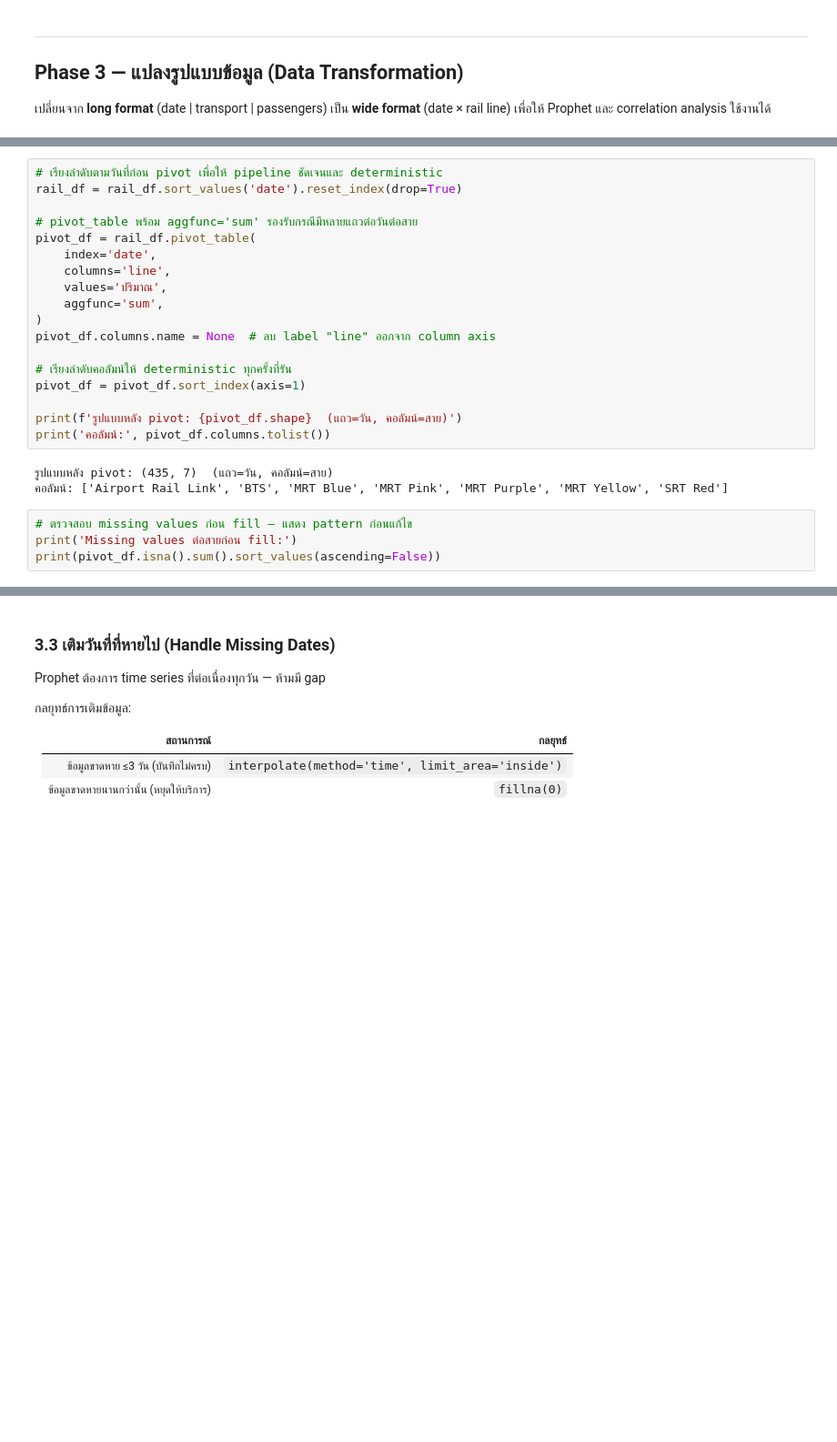
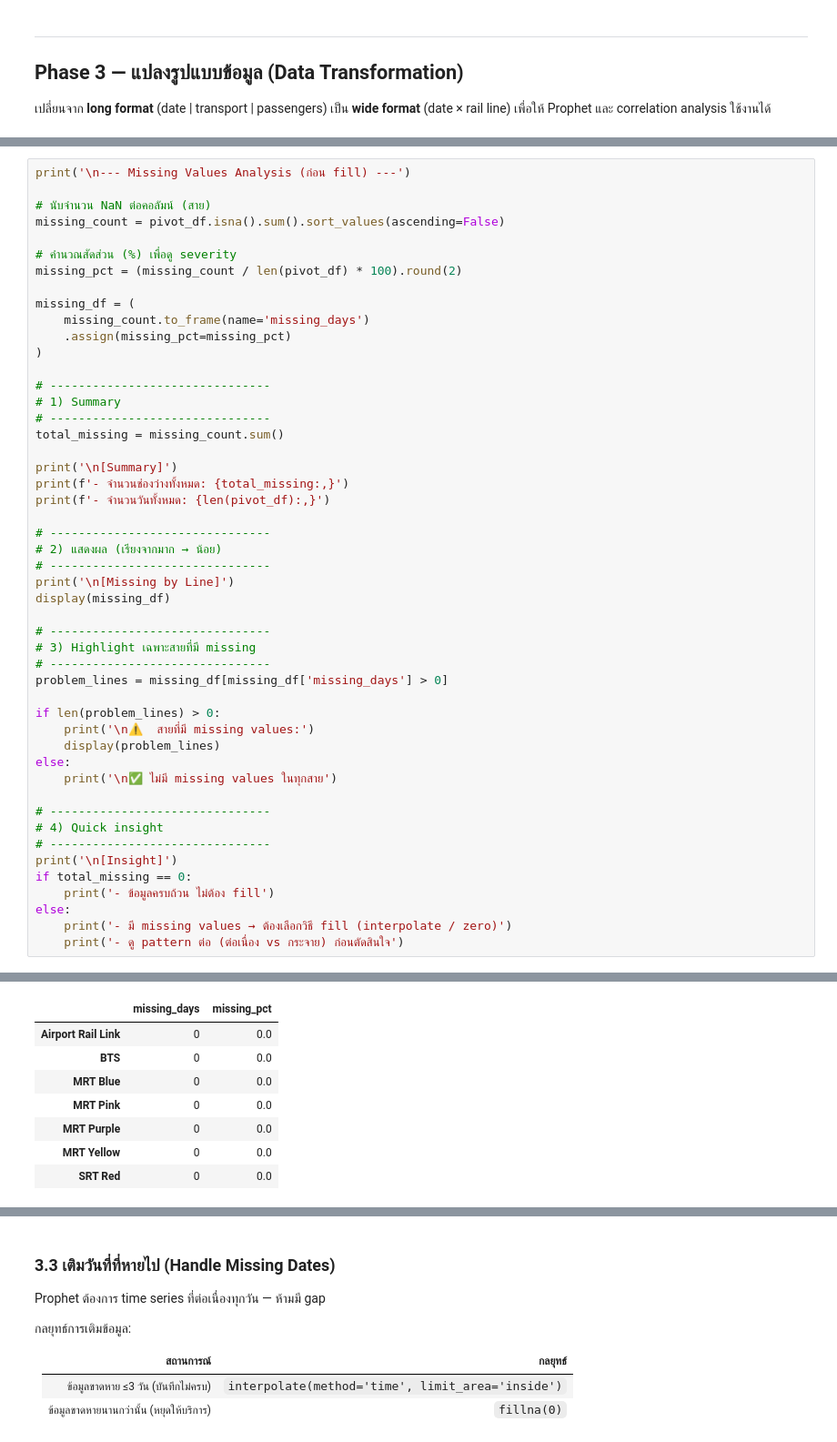
Before and after one commit to lumduan/superai-se6-mini-hackathon-1, a Jupyter notebook: dataset-5/mini-hackathon-1.ipynb, the cells around one changed output, grey strips where cells are left out. Shown at 91% size. Saved outputs shown, nothing was run; the diff lists cells and outputs as text; blank space fills up the shorter version.

```diff
--- a/dataset-5/mini-hackathon-1.ipynb
+++ b/dataset-5/mini-hackathon-1.ipynb
@@ -1203,26 +1320,50 @@ if dup_rail.sum() > 0:
-# %%
-# เรียงลำดับตามวันที่ก่อน pivot เพื่อให้ pipeline ชัดเจนและ deterministic
-rail_df = rail_df.sort_values('date').reset_index(drop=True)
-
-# pivot_table พร้อม aggfunc='sum' รองรับกรณีมีหลายแถวต่อวันต่อสาย
-pivot_df = rail_df.pivot_table(
-    index='date',
-    columns='line',
-    values='ปริมาณ',
-    aggfunc='sum',
-)
-pivot_df.columns.name = None  # ลบ label "line" ออกจาก column axis
-
-# เรียงลำดับคอลัมน์ให้ deterministic ทุกครั้งที่รัน
-pivot_df = pivot_df.sort_index(axis=1)
-
-print(f'รูปแบบหลัง pivot: {pivot_df.shape}  (แถว=วัน, คอลัมน์=สาย)')
-print('คอลัมน์:', pivot_df.columns.tolist())
-# %% [output]
-รูปแบบหลัง pivot: (435, 7)  (แถว=วัน, คอลัมน์=สาย)
-คอลัมน์: ['Airport Rail Link', 'BTS', 'MRT Blue', 'MRT Pink', 'MRT Purple', 'MRT Yellow', 'SRT Red']
 # %%
-# ตรวจสอบ missing values ก่อน fill — แสดง pattern ก่อนแก้ไข
-print('Missing values ต่อสายก่อน fill:')
-print(pivot_df.isna().sum().sort_values(ascending=False))
+print('\n--- Missing Values Analysis (ก่อน fill) ---')
+
+# นับจำนวน NaN ต่อคอลัมน์ (สาย)
+missing_count = pivot_df.isna().sum().sort_values(ascending=False)
+
+# คำนวณสัดส่วน (%) เพื่อดู severity
+missing_pct = (missing_count / len(pivot_df) * 100).round(2)
+
+missing_df = (
+    missing_count.to_frame(name='missing_days')
+    .assign(missing_pct=missing_pct)
+)
+
+# -------------------------------
+# 1) Summary
+# -------------------------------
+total_missing = missing_count.sum()
+
+print('\n[Summary]')
+print(f'- จำนวนช่องว่างทั้งหมด: {total_missing:,}')
+print(f'- จำนวนวันทั้งหมด: {len(pivot_df):,}')
+
+# -------------------------------
+# 2) แสดงผล (เรียงจากมาก → น้อย)
+# -------------------------------
+print('\n[Missing by Line]')
+display(missing_df)
+
+# -------------------------------
+# 3) Highlight เฉพาะสายที่มี missing
+# -------------------------------
+problem_lines = missing_df[missing_df['missing_days'] > 0]
+
+if len(problem_lines) > 0:
+    print('\n⚠️  สายที่มี missing values:')
+    display(problem_lines)
+else:
+    print('\n✅ ไม่มี missing values ในทุกสาย')
+
+# -------------------------------
+# 4) Quick insight
+# -------------------------------
+print('\n[Insight]')
+if total_missing == 0:
+    print('- ข้อมูลครบถ้วน ไม่ต้อง fill')
+else:
+    print('- มี missing values → ต้องเลือกวิธี fill (interpolate / zero)')
+    print('- ดู pattern ต่อ (ต่อเนื่อง vs กระจาย) ก่อนตัดสินใจ')
 # %% [output]
@@ -1237,0 +1377,8 @@ dtype: int64
+|  | missing_days | missing_pct |
+| Airport Rail Link | 0 | 0.0 |
+| BTS | 0 | 0.0 |
+| MRT Blue | 0 | 0.0 |
+| MRT Pink | 0 | 0.0 |
+| MRT Purple | 0 | 0.0 |
+| MRT Yellow | 0 | 0.0 |
+| SRT Red | 0 | 0.0 |
```
Also changed, not shown: parts of 13 cells of this notebook.
